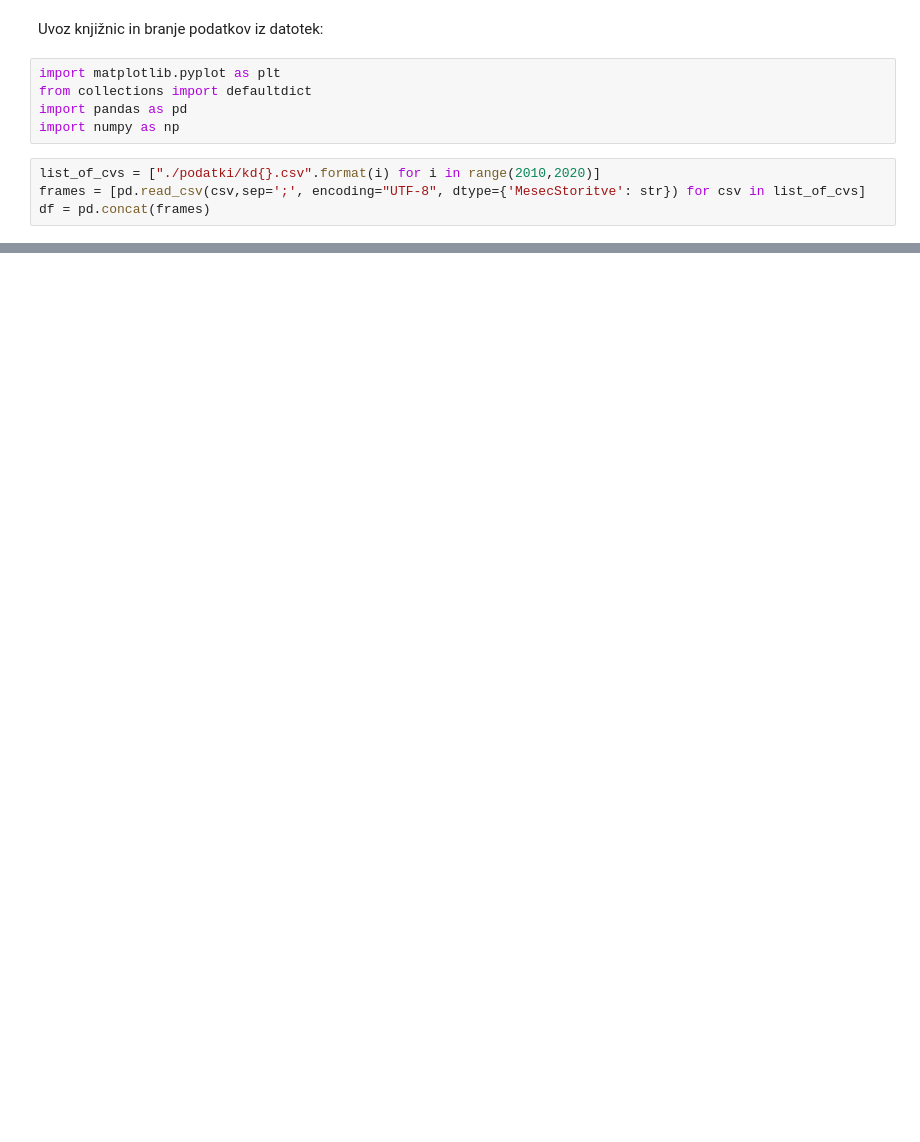
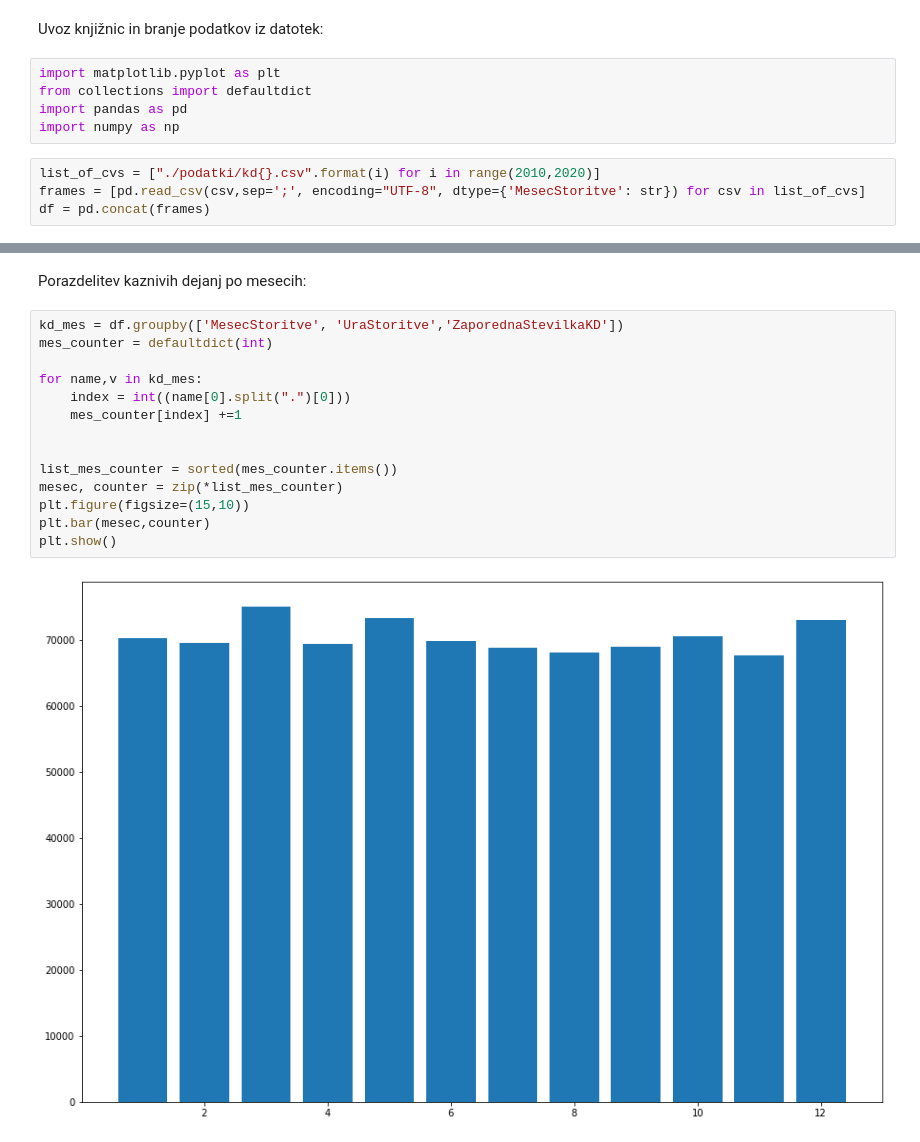
Before and after one commit to debluka/PR21LDMMKPZG, a Jupyter notebook: PR21LDMMKPZG.ipynb, the cells around one changed output, grey strips where cells are left out. Saved outputs shown, nothing was run; the diff lists cells and outputs as text; blank space fills up the shorter version.

```diff
--- a/PR21LDMMKPZG.ipynb
+++ b/PR21LDMMKPZG.ipynb
@@ -11,0 +32,18 @@ df = pd.concat(frames)
+# %% [markdown]
+Porazdelitev kaznivih dejanj po mesecih:
+# %%
+kd_mes = df.groupby(['MesecStoritve', 'UraStoritve','ZaporednaStevilkaKD'])
+mes_counter = defaultdict(int)
+
+for name,v in kd_mes:
+    index = int((name[0].split(".")[0]))
+    mes_counter[index] +=1
+
+
+list_mes_counter = sorted(mes_counter.items())
+mesec, counter = zip(*list_mes_counter)
+plt.figure(figsize=(15,10))
+plt.bar(mesec,counter)
+plt.show()
+# %% [output]
+[figure, added]
```
Also changed, not shown: parts of 4 cells of this notebook.
